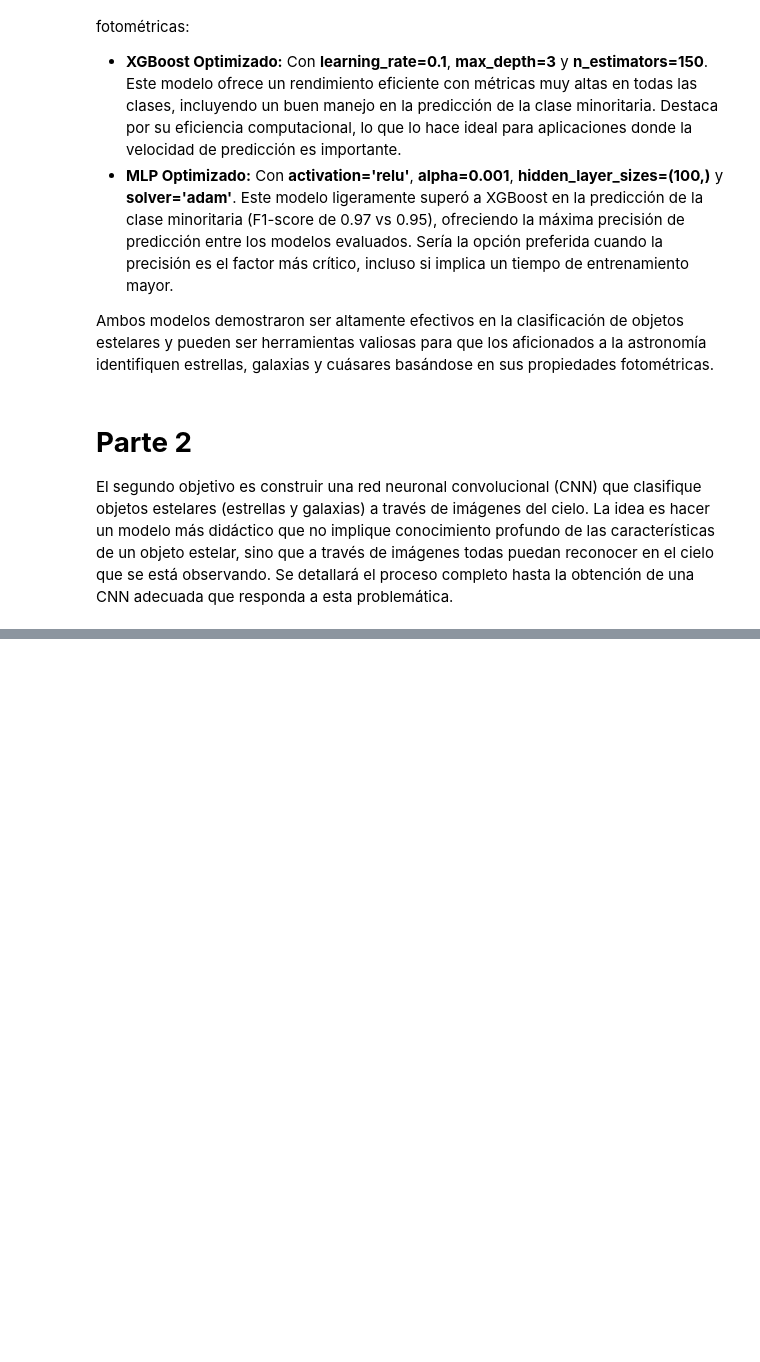
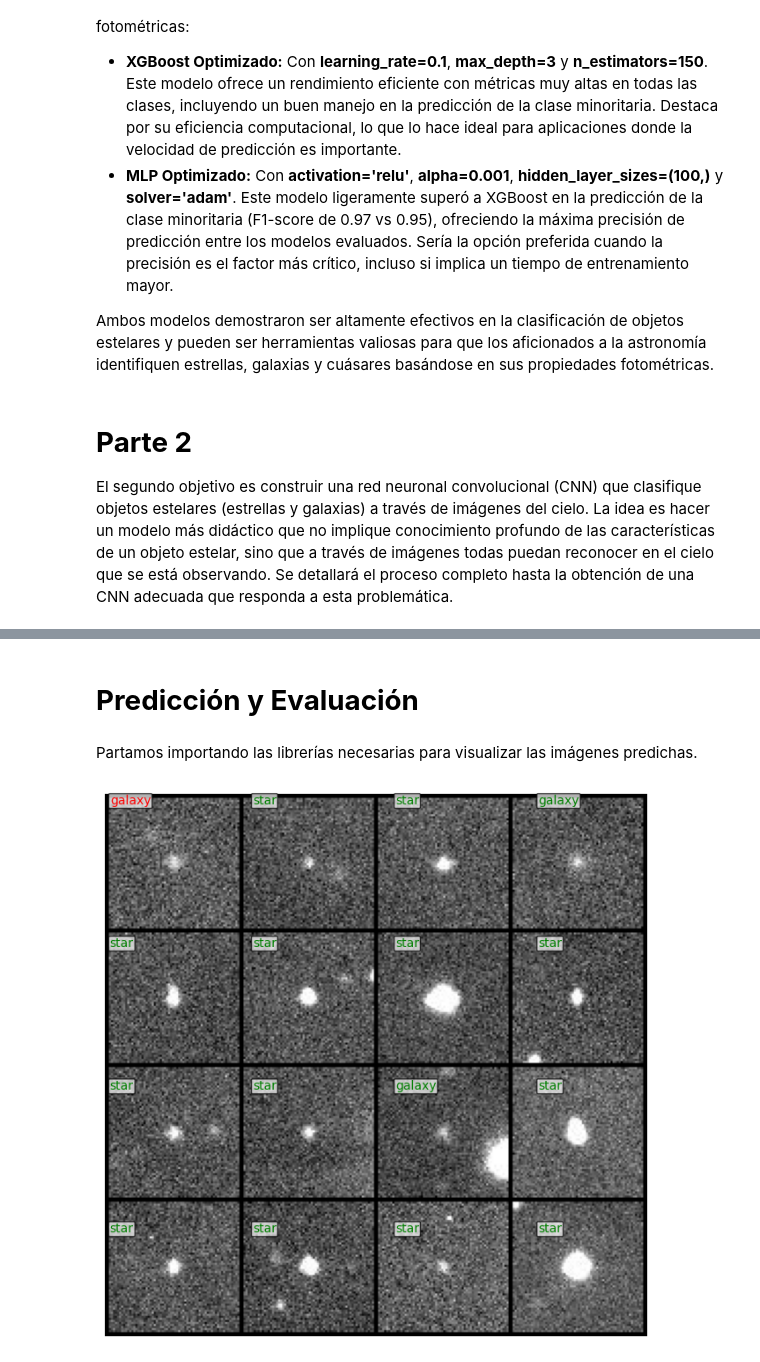
Before and after one commit to Kevin2558/Data_Science_Borrador, a Jupyter notebook: 10_Proyecto_Final/Opcion_2/Borrador.ipynb, the cells around one changed output, grey strips where cells are left out. Drawn from its saved outputs; the diff is of its cells as text; code cells hidden in the pictures; blank space fills up the shorter version.

```diff
--- a/10_Proyecto_Final/Opcion_2/Borrador.ipynb
+++ b/10_Proyecto_Final/Opcion_2/Borrador.ipynb
@@ -1085,0 +1180,3 @@ El segundo objetivo es construir una red neuronal convolucional (CNN) que clasif
+# %%
+train_dl = DataLoader(train_ds, batch_size=32, shuffle=True, num_workers=0)
+test_dl = DataLoader(test_ds, batch_size=64, shuffle=False, num_workers=0)
@@ -1085,0 +1208,3 @@ El segundo objetivo es construir una red neuronal convolucional (CNN) que clasif
+# %%
+device = "cuda" if torch.cuda.is_available() else "cpu"
+model = DemoCNN().to(device)
@@ -1085,0 +1213,4 @@ El segundo objetivo es construir una red neuronal convolucional (CNN) que clasif
+# %%
+criterion = nn.CrossEntropyLoss()
+optimizer = torch.optim.Adam(model.parameters(), lr=1e-3, weight_decay=1e-4)
+scheduler = torch.optim.lr_scheduler.StepLR(optimizer, step_size=7, gamma=0.1)
@@ -1085,0 +1219,10 @@ El segundo objetivo es construir una red neuronal convolucional (CNN) que clasif
+# %%
+@torch.no_grad()
+def evaluate(net, loader):
+    net.eval(); correct = total = 0
+    for xb, yb in loader:
+        xb, yb = xb.to(device), yb.to(device)
+        preds = net(xb).argmax(1)
+        correct += (preds == yb).sum().item()
+        total   += yb.size(0)
+    return correct / total
@@ -1085,0 +1280,4 @@ El segundo objetivo es construir una red neuronal convolucional (CNN) que clasif
+# %% [markdown]
+# **Predicción y Evaluación**
+# %% [markdown]
+Partamos importando las librerías necesarias para visualizar las imágenes predichas.
@@ -1085,0 +1288,37 @@ El segundo objetivo es construir una red neuronal convolucional (CNN) que clasif
+# %%
+# 1. Tomamos un batch de 16 imágenes del conjunto de prueba
+data_iter = iter(test_dl)
+imgs, labels = next(data_iter)
+
+# 2. Pasamos por la red para obtener predicciones del modelo (modo evaluación)
+model.eval()
+with torch.no_grad():
+    logits = model(imgs.to(device))
+    preds  = logits.argmax(1).cpu()
+
+# 3. Des-normaliza las imágenes para mostrarlas en RGB
+def denorm(t):
+    mean = torch.tensor((0.4914,0.4822,0.4465)).view(3,1,1)
+    std  = torch.tensor((0.2023,0.1994,0.2010)).view(3,1,1)
+    return torch.clamp(t * std + mean, 0, 1)
+
+grid = vutils.make_grid(denorm(imgs)[:16], nrow=4, padding=2)
+
+# 4. Plot con títulos
+plt.figure(figsize=(8,8))
+plt.imshow(grid.permute(1,2,0))
+plt.axis("off")
+
+# 5. Añadimos textos de etiqueta-real / pred-modelo
+classes = ds.classes
+for idx in range(16):
+    y = idx // 4; x = idx % 4
+    true = classes[labels[idx]]
+    pred = classes[preds[idx]]
+    color = "green" if true==pred else "red"
+    plt.text(x*70+2, y*70+6, f"{pred}",
+             color=color, fontsize=10, ha="left", va="bottom",
+             bbox=dict(boxstyle="round,pad=0.1", fc="white", alpha=0.7))
+plt.show()
+# %% [output]
+[figure, added]
```
Also changed, not shown: parts of 24 cells of this notebook.
